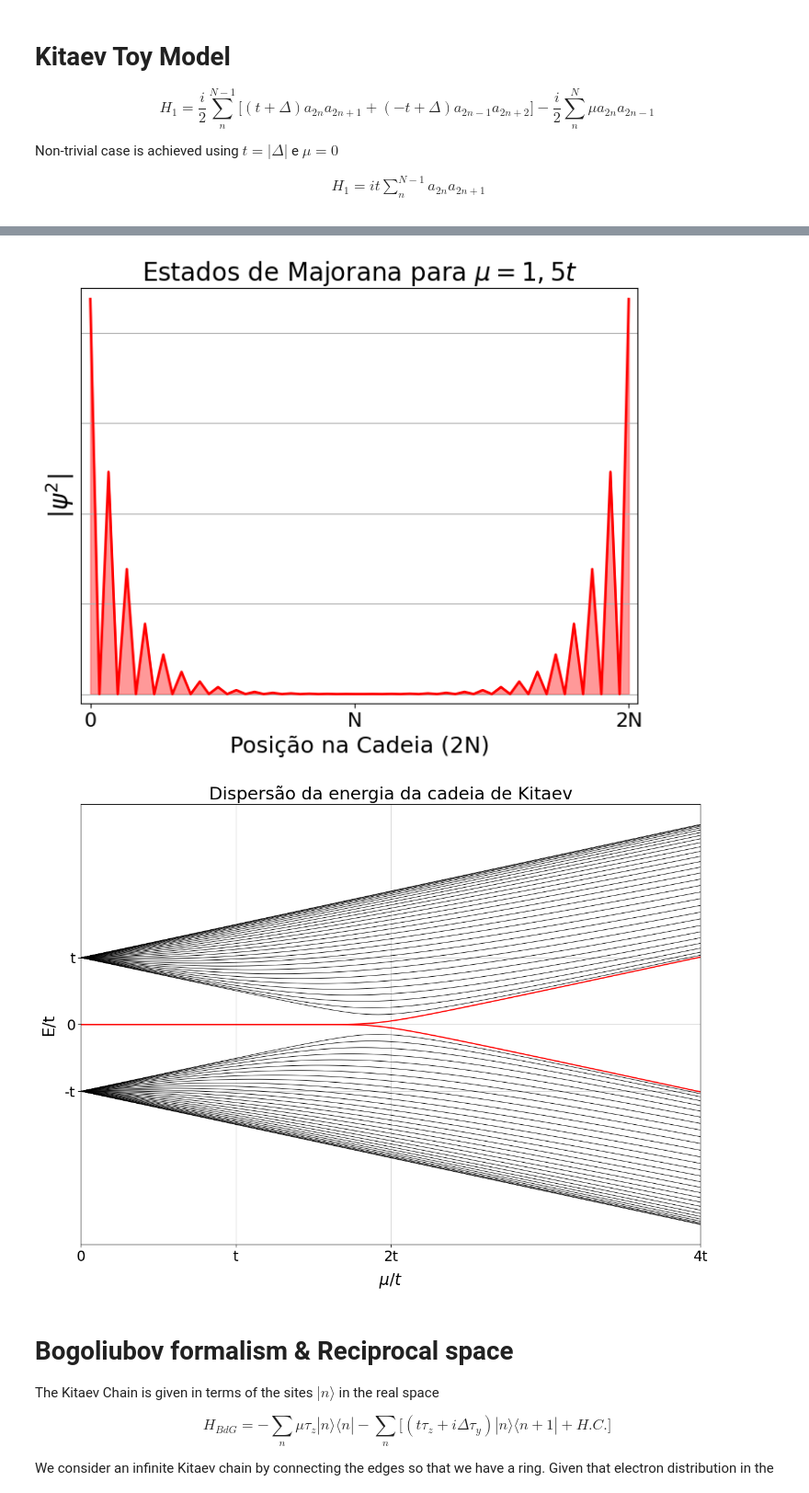
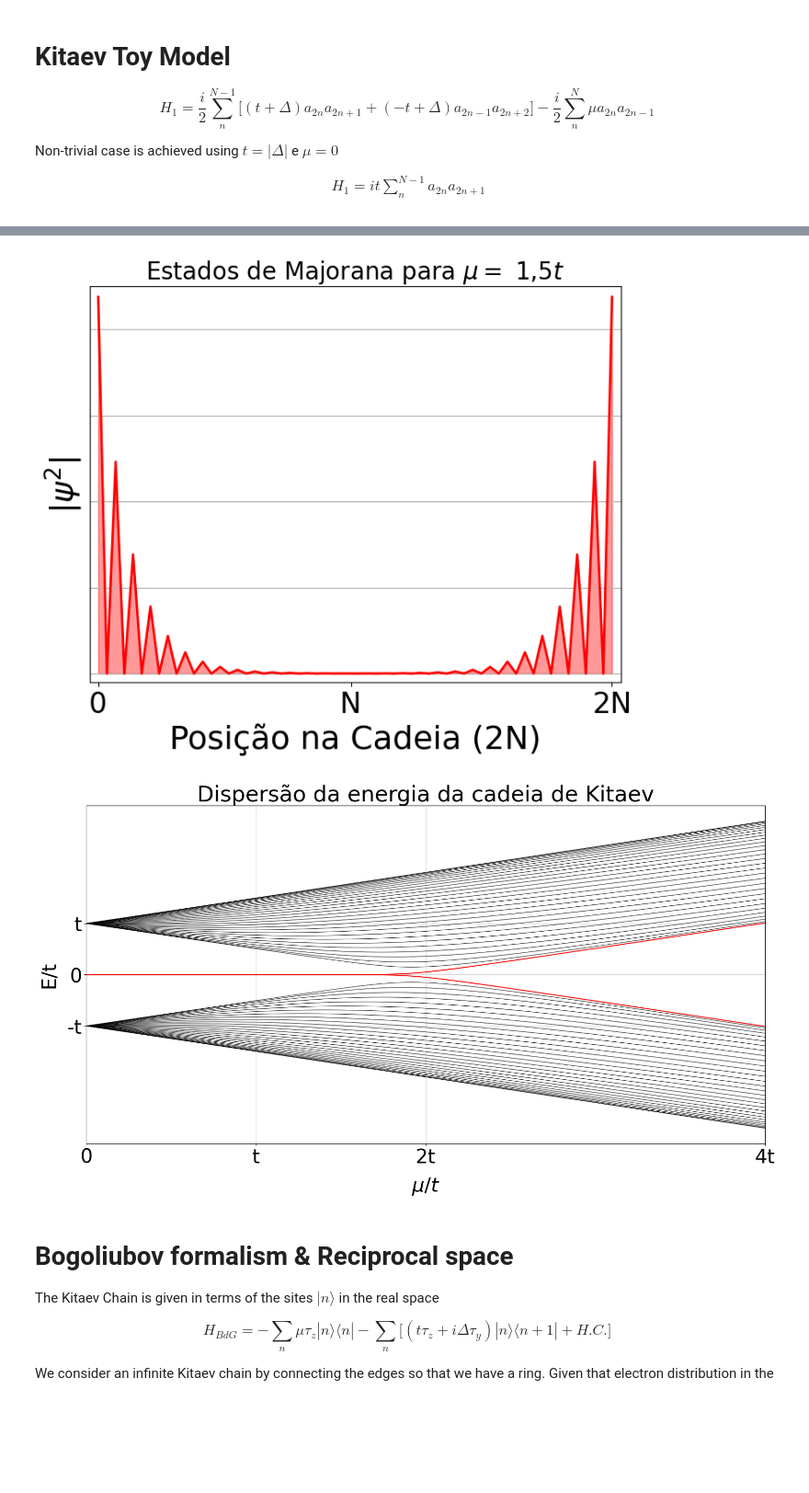
Before and after one commit to GuiJanone/majorana, a Jupyter notebook: KitaevToyModel_TCC.ipynb, the cells around one changed output, grey strips where cells are left out. Shown at 92% size. Drawn from its saved outputs; the diff is of its cells as text; code cells hidden in the pictures; blank space fills up the shorter version.

```diff
--- a/KitaevToyModel_TCC.ipynb
+++ b/KitaevToyModel_TCC.ipynb
@@ -171,6 +163,7 @@ plt.show()
 Nsites = 30
 t = Delta = 1.0
 mu = 1.5*t
+#=================================================#
 
 majoranas, H1 = generate_kitaev(Nsites, t, Delta, mu)
 evals, evecs = np.linalg.eigh(H1)
@@ -190,22 +183,21 @@ for i in range(len(triv_index)):
 
 
 
-
 ################## GRAPH ###################
 fig4, ax= plt.subplots(figsize = (8, 6))
 ax.plot(np.arange(majoranas)+1, majModes, color='red', lw = 2)
 ax.fill_between(np.arange(majoranas)+1, majModes, color='red', alpha=0.4)
 # axs.plot(np.arange(majoranas)+1, trivModes, color='blue')
 
-plt.title('Estados de Majorana para $\mu = 1,5t$', size = '20')
-plt.xlabel('Posição na Cadeia (2N)', size = '18')
-plt.ylabel('$|\psi^2|$', size = '20')
+plt.title('Estados de Majorana para $\mu =$ 1,5$t$', size = '20')
+plt.xlabel('Posição na Cadeia (2N)', size = '27')
+plt.ylabel('$|\psi^2|$', size = '27')
 
 
 plt.xlim(0,2*Nsites+1)
 plt.ylim(-0.01,0.45)
 ax.set_xticks([1, Nsites, 2*Nsites])
-ax.set_xticklabels(['0', 'N', '2N'], fontsize=16)
+ax.set_xticklabels(['0', 'N', '2N'], fontsize=24)
 
 plt.tick_params(left = False, labelleft = False) # labels along the left edge are off
 
@@ -213,7 +205,7 @@ plt.grid(axis='y')
 
 plt.show()
 # %% [output]
-[figure, old version]
+[figure, new version]
 # %%
 ############## ENERGY DISPERTION RELATION #############
 
@@ -222,7 +214,7 @@ t = 1.0
 Delta = 1.0
 sites = 30
 var_mu = np.linspace(1e-10, 4*t, 101)
-
+#=================================================#
 
 # Creat matrix to store energies
 Energies = np.zeros([len(var_mu), sites*2])
@@ -236,42 +228,42 @@ for i in range(len(var_mu)):
 
 ################## GRAPH ###################
 plt.style.use('default')
-fig7, ax = plt.subplots(figsize = (14, 10))
+fig7, ax = plt.subplots(figsize = (20, 10))
 for i in range(majoranas):
   # ax.plot(var_mu, Energies[:, i], color = 'black', linewidth = '0.7')
 
   if abs(Energies[i, i]) <= 1e-2:
     ax.plot(var_mu/t, Energies[:, i]/t, color = 'red', linewidth = '1.5')
   else:
     ax.plot(var_mu/t, Energies[:, i]/t, color = 'black', linewidth = '0.7')
 
 ax.grid(True, c = 'lightgray')
 
 ax.set_yticks([-t,0,t])
-ax.set_yticklabels(['-t',0, 't'], fontsize = 18)
+ax.set_yticklabels(['-t',0, 't'], fontsize = 32)
 
 ax.set_xlim(0, 4*t)
 ax.set_xticks([0, t, 2*t, 4*t])
-ax.set_xticklabels(['0', 't', '2t', '4t'], fontsize = 18)
+ax.set_xticklabels(['0', 't', '2t', '4t'], fontsize = 32)
 
 
-ax.set_title('Dispersão da energia da cadeia de Kitaev', fontsize = 22)
-ax.set_ylabel('E/t', fontsize = 20, labelpad = 10)
-ax.set_xlabel('$\mu/t$', fontsize = 20, labelpad = 10)
+ax.set_title('Dispersão da energia da cadeia de Kitaev', fontsize = 36)
+ax.set_ylabel('E/t', fontsize = 32, labelpad = 15)
+ax.set_xlabel('$\mu/t$', fontsize = 32, labelpad = 15)
 
 
 ################# textbox #######################
 # props = dict(boxstyle='square', facecolor='white', alpha=0.5)
 # textstr = '\n'.join((r'$t = %.1f$' % (t, ),
 #                       r'$|\Delta| = %.1f$' % (Delta, )))
 
 # ax.text(0.14, 0.95,
 #         textstr,
 #         transform=ax.transAxes,
 #         fontsize=14,
 #         verticalalignment='top',
 #         bbox=props)
 ##########################
 plt.show()
 # %% [output]
-[figure, old version]
+[figure, new version]
```
Also changed, not shown: parts of 6 cells of this notebook.
